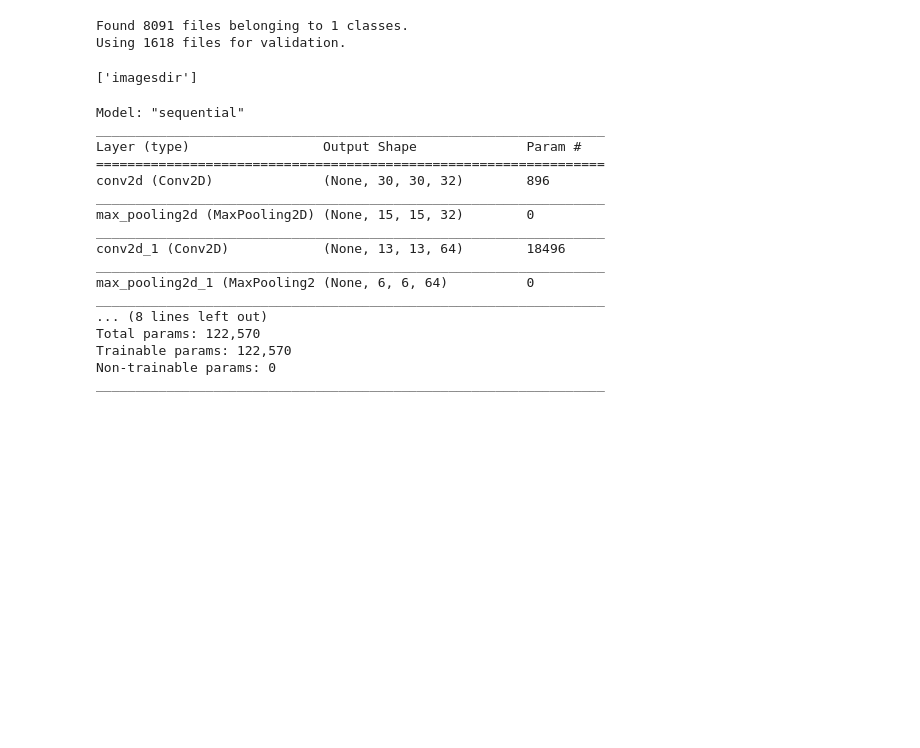
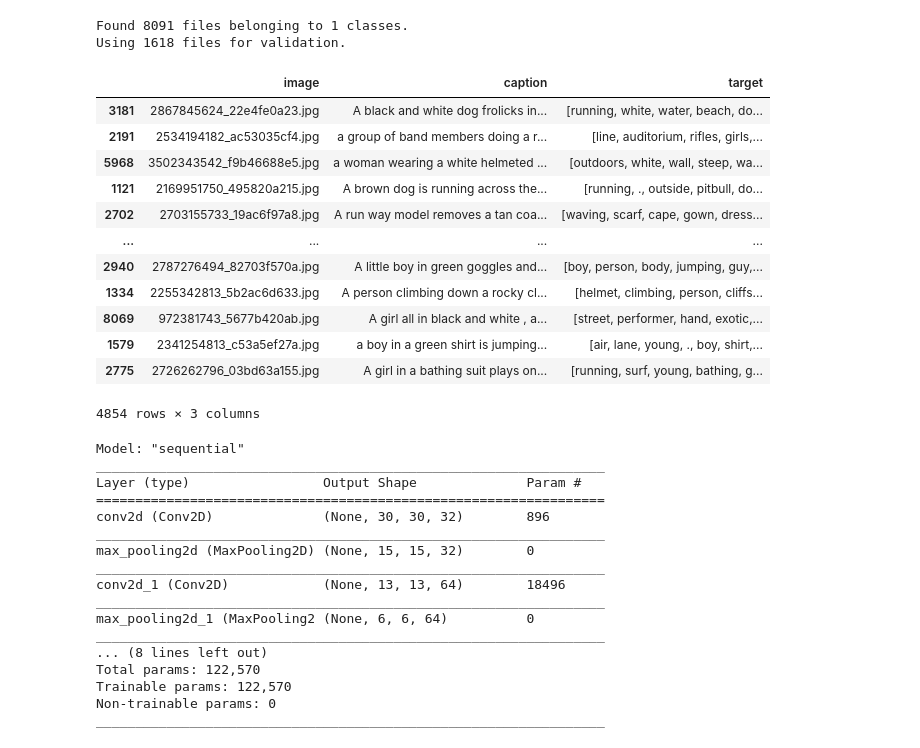
Before and after one commit to Peter-32/15_deep_image_captioning, a Jupyter notebook: Untitled.ipynb, the cells around one changed output. Cells and saved outputs as stored; diff of their text form; code cells hidden in the pictures; blank space fills up the shorter version.

```diff
--- a/Untitled.ipynb
+++ b/Untitled.ipynb
@@ -163,7 +195,3 @@ val_ds = tf.keras.preprocessing.image_dataset_from_directory(
 # %% [output]
 Found 8091 files belonging to 1 classes.
 Using 1618 files for validation.
-# %%
-train_ds.class_names
-# %% [output]
-['imagesdir']
@@ -174,0 +198,16 @@ img_array = img_to_array(img)
+# %%
+train
+# %% [output]
+|  | image | caption | target |
+| 3181 | 2867845624_22e4fe0a23.jpg | A black and white dog frolicks in... | [running, white, water, beach, do... |
+| 2191 | 2534194182_ac53035cf4.jpg | a group of band members doing a r... | [line, auditorium, rifles, girls,... |
+| 5968 | 3502343542_f9b46688e5.jpg | a woman wearing a white helmeted ... | [outdoors, white, wall, steep, wa... |
+| 1121 | 2169951750_495820a215.jpg | A brown dog is running across the... | [running, ., outside, pitbull, do... |
+| 2702 | 2703155733_19ac6f97a8.jpg | A run way model removes a tan coa... | [waving, scarf, cape, gown, dress... |
+| ... | ... | ... | ... |
+| 2940 | 2787276494_82703f570a.jpg | A little boy in green goggles and... | [boy, person, body, jumping, guy,... |
+| 1334 | 2255342813_5b2ac6d633.jpg | A person climbing down a rocky cl... | [helmet, climbing, person, cliffs... |
+| 8069 | 972381743_5677b420ab.jpg | A girl all in black and white , a... | [street, performer, hand, exotic,... |
+| 1579 | 2341254813_c53a5ef27a.jpg | a boy in a green shirt is jumping... | [air, lane, young, ., boy, shirt,... |
+| 2775 | 2726262796_03bd63a155.jpg | A girl in a bathing suit plays on... | [running, surf, young, bathing, g... |
+4854 rows × 3 columns
```
Also changed, not shown: parts of 6 cells of this notebook.
